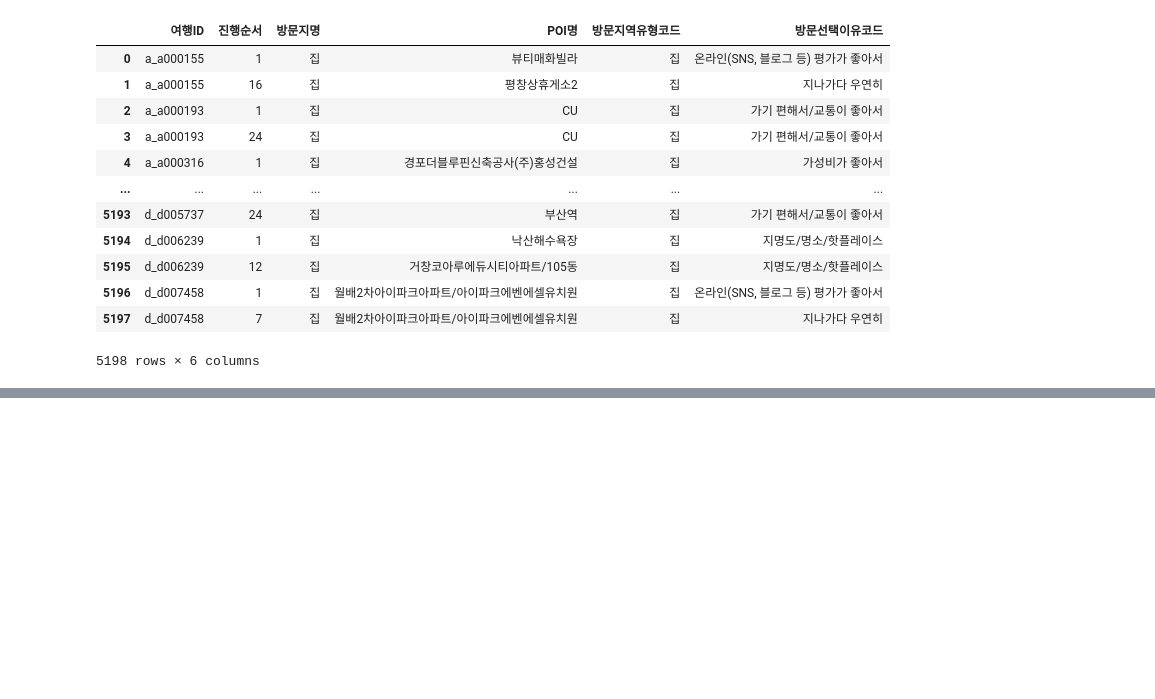
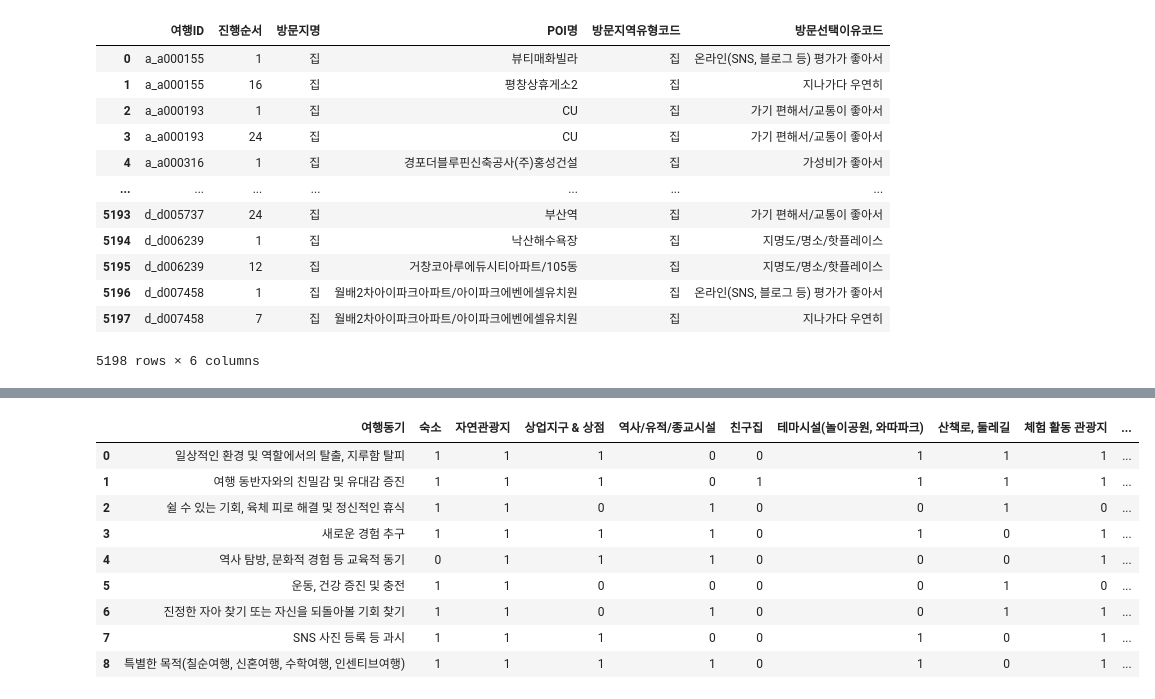
Before and after one commit to ssoom98/where2go, a Jupyter notebook: choi/preprocessing/가설검증전처리.ipynb, the cells around one changed output, grey strips where cells are left out. Saved outputs shown, nothing was run; the diff lists cells and outputs as text; code cells hidden in the pictures; blank space fills up the shorter version.

Commit message:
matrix

```diff
--- a/choi/preprocessing/가설검증전처리.ipynb
+++ b/choi/preprocessing/가설검증전처리.ipynb
@@ -405,4 +394 @@ va_info[va_info['방문지역유형코드']=='기타']
-# %%
-pd.set_option('display.max_columns', None)
-pd.set_option('display.max_row', None)
 # %%
@@ -447,0 +412,18 @@ va_info[va_info['방문지역유형코드']=='자연관광지']
+# %%
+df_theme=pd.read_csv('../../data/matrix/final_matrix.csv',index_col=0)
+df_theme.index.name = '여행동기'
+# %%
+df_theme.loc['새로운 경험 추구', '기타'] = 1
+# %%
+df_theme
+# %% [output]
+|  | 여행동기 | 숙소 | 자연관광지 | 상업지구 & 상점 | 역사/유적/종교시설 | 친구집 | 테마시설(놀이공원, 와따파크) | 산책로, 둘레길 | 체험 활동 관광지 | ... |
+| 0 | 일상적인 환경 및 역할에서의 탈출, 지루함 탈피 | 1 | 1 | 1 | 0 | 0 | 1 | 1 | 1 | ... |
+| 1 | 여행 동반자와의 친밀감 및 유대감 증진 | 1 | 1 | 1 | 0 | 1 | 1 | 1 | 1 | ... |
+| 2 | 쉴 수 있는 기회, 육체 피로 해결 및 정신적인 휴식 | 1 | 1 | 0 | 1 | 0 | 0 | 1 | 0 | ... |
+| 3 | 새로운 경험 추구 | 1 | 1 | 1 | 1 | 0 | 1 | 0 | 1 | ... |
+| 4 | 역사 탐방, 문화적 경험 등 교육적 동기 | 0 | 1 | 1 | 1 | 0 | 0 | 0 | 1 | ... |
+| 5 | 운동, 건강 증진 및 충전 | 1 | 1 | 0 | 0 | 0 | 0 | 1 | 0 | ... |
+| 6 | 진정한 자아 찾기 또는 자신을 되돌아볼 기회 찾기 | 1 | 1 | 0 | 1 | 0 | 0 | 1 | 1 | ... |
+| 7 | SNS 사진 등록 등 과시 | 1 | 1 | 1 | 0 | 0 | 1 | 0 | 1 | ... |
+| 8 | 특별한 목적(칠순여행, 신혼여행, 수학여행, 인센티브여행) | 1 | 1 | 1 | 1 | 0 | 1 | 0 | 1 | ... |
```
Also changed, not shown: parts of 14 cells of this notebook, 1 other file.
